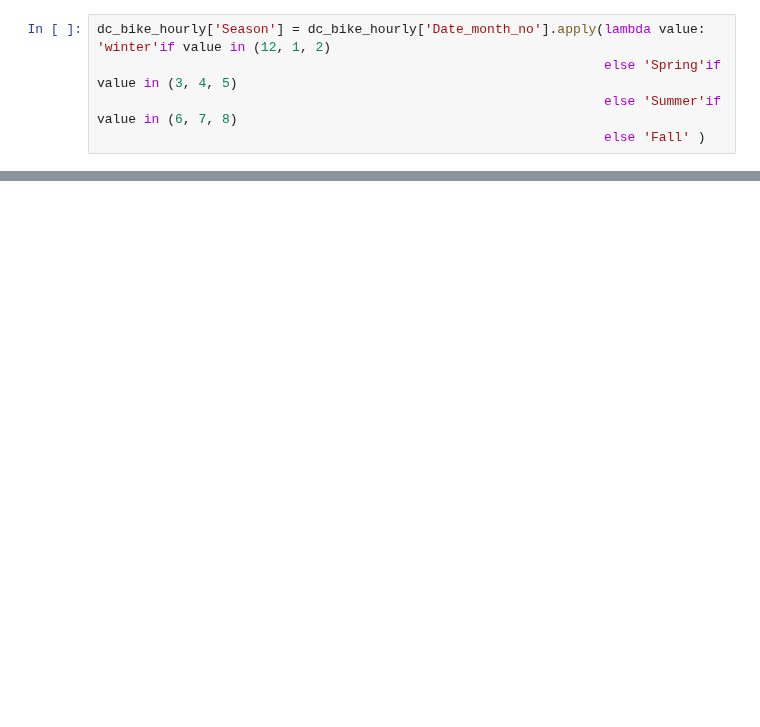
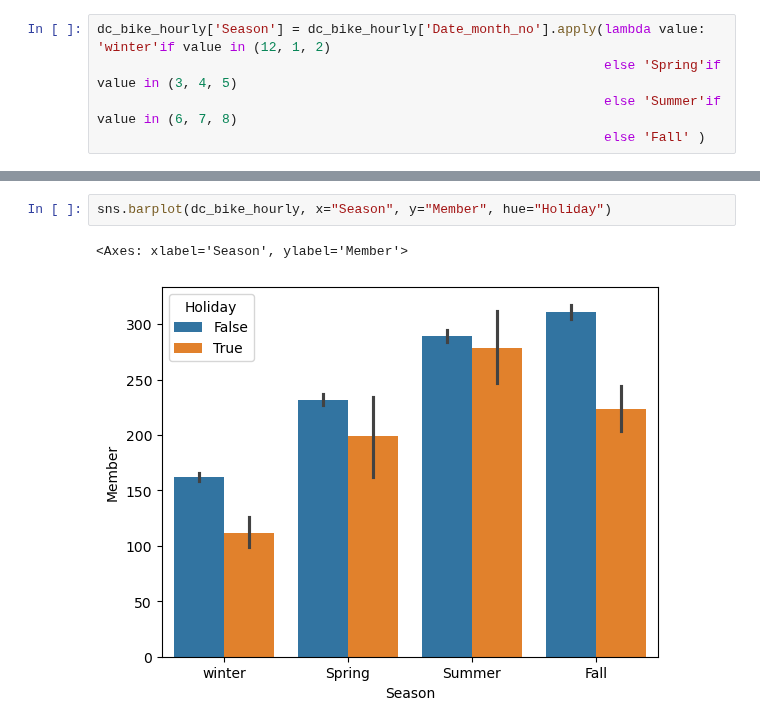
Before and after one commit to AlexIchie-coder/Projects, a Jupyter notebook: Bikeshare/HourlyEDA.ipynb, the cells around one changed output, grey strips where cells are left out. Cells and saved outputs as stored; diff of their text form; blank space fills up the shorter version.

```diff
--- a/Bikeshare/HourlyEDA.ipynb
+++ b/Bikeshare/HourlyEDA.ipynb
@@ -189,0 +235,5 @@ dc_bike_hourly.head()
+# %%
+sns.barplot(dc_bike_hourly, x="Season", y="Member", hue="Holiday")
+# %% [output]
+<Axes: xlabel='Season', ylabel='Member'>
+[figure, added]
```
Also changed, not shown: parts of 9 cells of this notebook.
